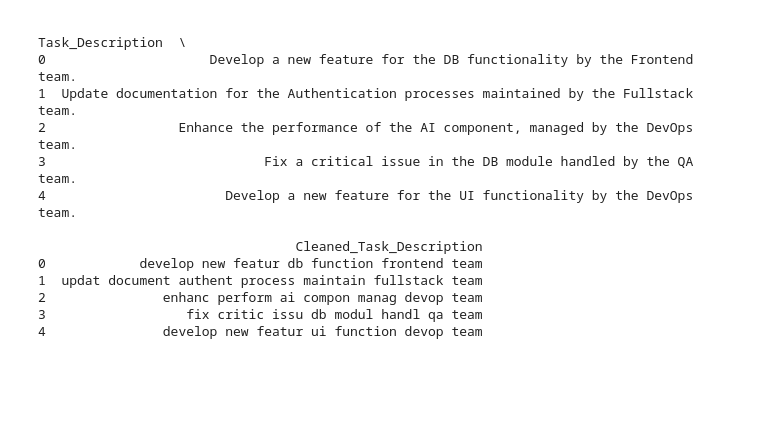
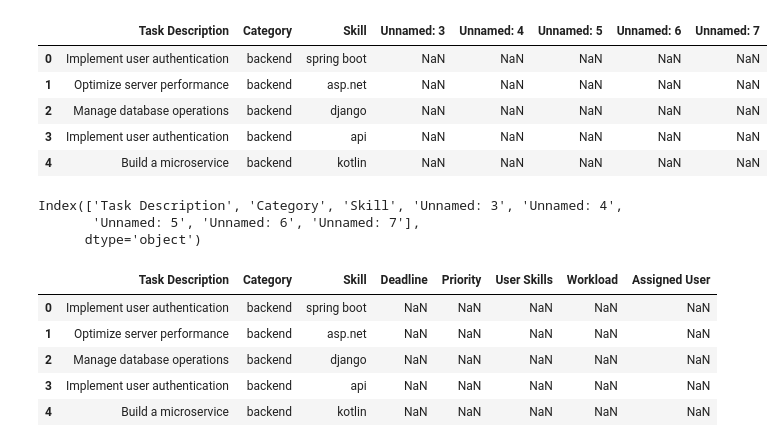
Before and after one commit to gawandepranil/INFOTACT, a Jupyter notebook: ai_powered_task_management_system.ipynb, the cells around one changed output. Cells and saved outputs as stored; diff of their text form; code cells hidden in the pictures; blank space fills up the shorter version.

```diff
--- a/ai_powered_task_management_system.ipynb
+++ b/ai_powered_task_management_system.ipynb
@@ -179,3 +20,5 @@ memory usage: 401.2 KB
+# %%
+df=pd.read_csv("/content/Task Assignment.csv.csv")
 # %%
 df.shape
 # %% [output]
@@ -276,43 +26,15 @@ True
-# %%
-import nltk
-from nltk.corpus import stopwords
-from nltk.tokenize import word_tokenize
-from nltk.stem import PorterStemmer
-import string
-
-# nltk.download('punkt')
-# nltk.download('stopwords')
-
-stop_words = set(stopwords.words('english'))
-stemmer = PorterStemmer()
-
-def preprocess_text(text):
-    # Lowercase
-    text = text.lower()
-    # Tokenize
-    tokens = word_tokenize(text)
-    # Remove punctuation and stopwords
-    tokens = [word for word in tokens if word.isalpha() and word not in stop_words]
-    # Stemming
-    stemmed_tokens = [stemmer.stem(word) for word in tokens]
-    return ' '.join(stemmed_tokens)
-
-# Apply preprocessing
-df['Cleaned_Task_Description'] = df['Task_Description'].apply(preprocess_text)
-
-# Preview cleaned text
-print(df[['Task_Description', 'Cleaned_Task_Description']].head())
-# %% [output]
-                                                                          Task_Description  \
-0                     Develop a new feature for the DB functionality by the Frontend team.
-1  Update documentation for the Authentication processes maintained by the Fullstack team.
-2                 Enhance the performance of the AI component, managed by the DevOps team.
-3                            Fix a critical issue in the DB module handled by the QA team.
-4                       Develop a new feature for the UI functionality by the DevOps team.
-
-                                 Cleaned_Task_Description
-0            develop new featur db function frontend team
-1  updat document authent process maintain fullstack team
-2               enhanc perform ai compon manag devop team
-3                  fix critic issu db modul handl qa team
-4               develop new featur ui function devop team
+# %%
+df.head()
+# %% [output]
+|  | Task Description | Category | Skill | Unnamed: 3 | Unnamed: 4 | Unnamed: 5 | Unnamed: 6 | Unnamed: 7 |
+| 0 | Implement user authentication | backend | spring boot | NaN | NaN | NaN | NaN | NaN |
+| 1 | Optimize server performance | backend | asp.net | NaN | NaN | NaN | NaN | NaN |
+| 2 | Manage database operations | backend | django | NaN | NaN | NaN | NaN | NaN |
+| 3 | Implement user authentication | backend | api | NaN | NaN | NaN | NaN | NaN |
+| 4 | Build a microservice | backend | kotlin | NaN | NaN | NaN | NaN | NaN |
+# %%
+df.columns
+# %% [output]
+Index(['Task Description', 'Category', 'Skill', 'Unnamed: 3', 'Unnamed: 4',
+       'Unnamed: 5', 'Unnamed: 6', 'Unnamed: 7'],
+      dtype='object')
@@ -318,0 +49,9 @@ print(df[['Task_Description', 'Cleaned_Task_Description']].head())
+# %%
+df.head()
+# %% [output]
+|  | Task Description | Category | Skill | Deadline | Priority | User Skills | Workload | Assigned User |
+| 0 | Implement user authentication | backend | spring boot | NaN | NaN | NaN | NaN | NaN |
+| 1 | Optimize server performance | backend | asp.net | NaN | NaN | NaN | NaN | NaN |
+| 2 | Manage database operations | backend | django | NaN | NaN | NaN | NaN | NaN |
+| 3 | Implement user authentication | backend | api | NaN | NaN | NaN | NaN | NaN |
+| 4 | Build a microservice | backend | kotlin | NaN | NaN | NaN | NaN | NaN |
```
Also changed, not shown: parts of 28 cells of this notebook.
